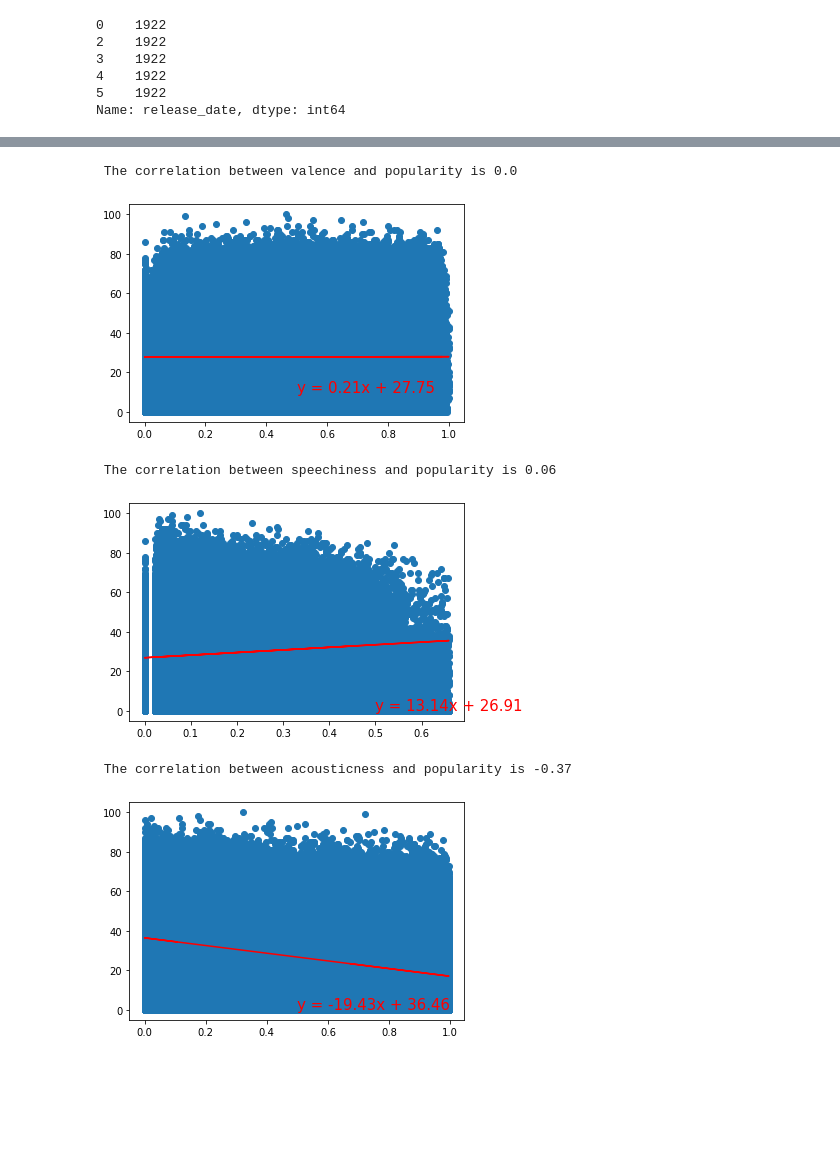
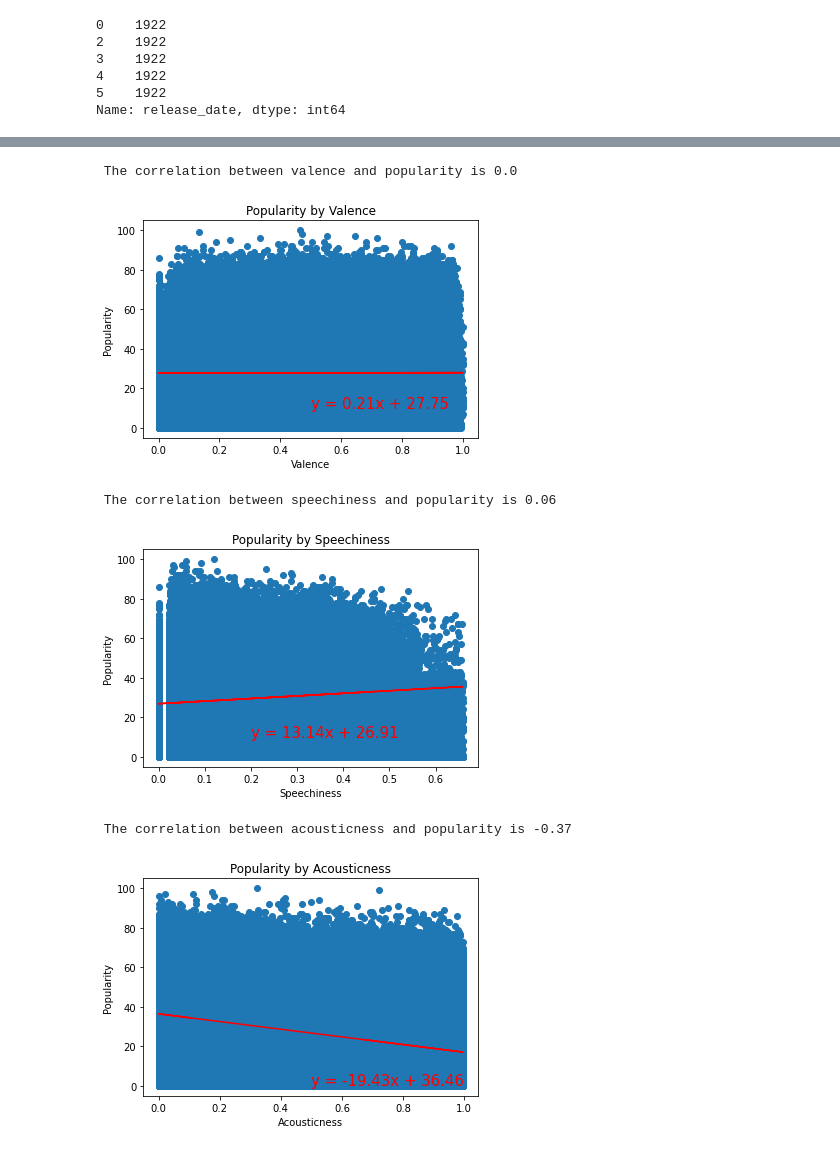
Before and after one commit to bradleyp18/Project1FreshPerspective, a Jupyter notebook: spotify.ipynb, the cells around one changed output, grey strips where cells are left out. Cells and saved outputs as stored; diff of their text form; code cells hidden in the pictures; blank space fills up the shorter version.

```diff
--- a/spotify.ipynb
+++ b/spotify.ipynb
@@ -188,29 +199,32 @@ plt.show()
 # %%
 x1 = music_df['valence']
 y1 = music_df['popularity']
 
 # Calculate correlation coefficient
 
 corCof = st.pearsonr(x1, y1)
 print(f" The correlation between valence and popularity is {round(corCof[0],2)}")
 
 # Calculate linear regression line
 (slope, intercept, rvalue, pvalue, stderr) = linregress(x1, y1)
 regressValues = x1 * slope + intercept
 lineEquation = "y = " + str(round(slope,2)) + "x + " + str(round(intercept,2))
 
 # plot scatter and linear regression
 plt.scatter(x1, y1)
 plt.plot(x1, regressValues, 'r-')
 
 # Label of lincear regression
 plt.annotate(lineEquation,(.5,10), fontsize= 15, color = 'Red')
-plt.show()
 
 # Label graph
+plt.xlabel('Valence')
+plt.ylabel('Popularity')
+plt.title('Popularity by Valence')
+plt.show()
 # %% [output]
  The correlation between valence and popularity is 0.0
-[figure, old version]
+[figure, new version]
 # %%
 x1 = music_df['speechiness']
 y1 = music_df['popularity']
@@ -230,13 +244,16 @@ plt.scatter(x1, y1)
 plt.plot(x1, regressValues, 'r-')
 
 # Label of lincear regression
-plt.annotate(lineEquation,(.5,.5), fontsize= 15, color = 'Red')
-plt.show()
+plt.annotate(lineEquation,(.2,10), fontsize= 15, color = 'Red')
 
 # Label graph
+plt.xlabel('Speechiness')
+plt.ylabel('Popularity')
+plt.title('Popularity by Speechiness')
+plt.show()
 # %% [output]
  The correlation between speechiness and popularity is 0.06
-[figure, old version]
+[figure, new version]
 # %%
 x1 = music_df['acousticness']
 y1 = music_df['popularity']
@@ -257,12 +274,15 @@ plt.plot(x1, regressValues, 'r-')
 
 # Label of lincear regression
 plt.annotate(lineEquation,(.5,.5), fontsize= 15, color = 'Red')
-plt.show()
 
 # Label graph
+plt.xlabel('Acousticness')
+plt.ylabel('Popularity')
+plt.title('Popularity by Acousticness')
+plt.show()
 # %% [output]
  The correlation between acousticness and popularity is -0.37
-[figure, old version]
+[figure, new version]
 # %%
 x1 = music_df['instrumentalness']
 y1 = music_df['popularity']
```
Also changed, not shown: parts of 6 cells of this notebook, 8 other files.
